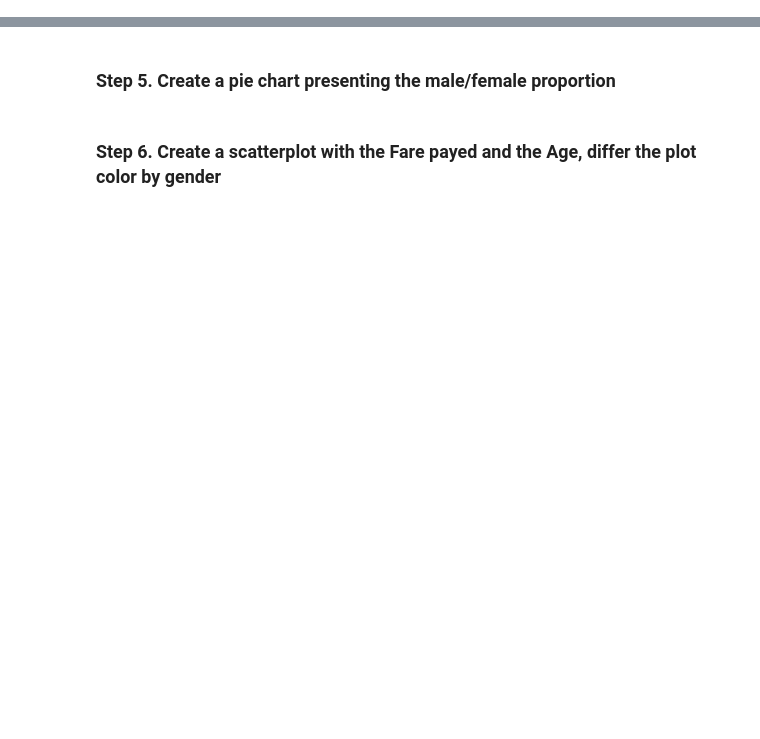
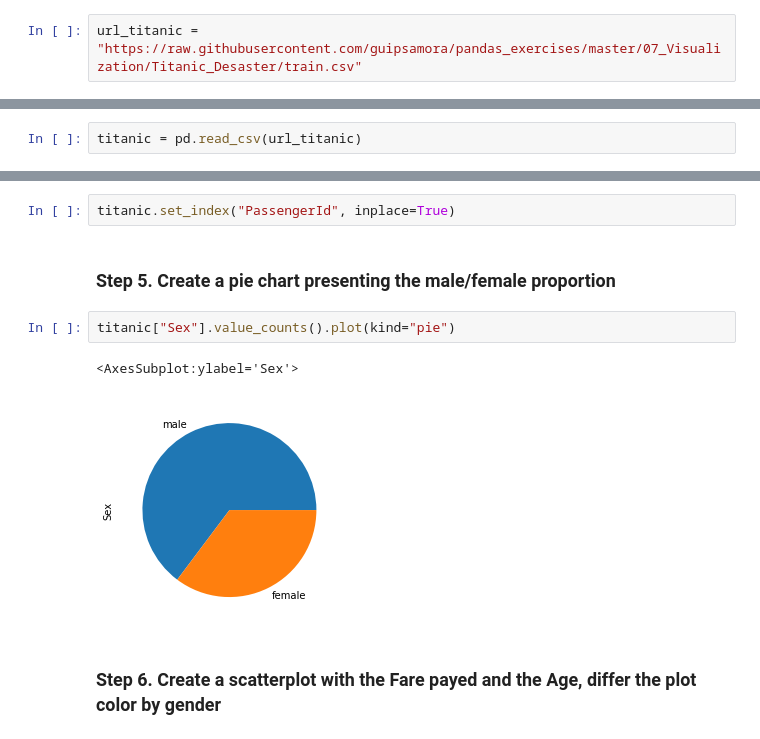
Before and after one commit to PauliusU/PP3-pandas, a Jupyter notebook: PP3_Pandas.ipynb, the cells around one changed output, grey strips where cells are left out. Drawn from its saved outputs; the diff is of its cells as text; blank space fills up the shorter version.

```diff
--- a/PP3_Pandas.ipynb
+++ b/PP3_Pandas.ipynb
@@ -730,10 +730,21 @@ To know more about the variables check [here](https://www.kaggle.com/c/titanic/d
 # %% [markdown]
 ### Step 2. Import the dataset from this [address](https://raw.githubusercontent.com/guipsamora/pandas_exercises/master/07_Visualization/Titanic_Desaster/train.csv)
+# %%
+url_titanic = "https://raw.githubusercontent.com/guipsamora/pandas_exercises/master/07_Visualization/Titanic_Desaster/train.csv"
 # %% [markdown]
 ### Step 3. Assign it to a variable titanic
+# %%
+titanic = pd.read_csv(url_titanic)
 # %% [markdown]
 ### Step 4. Set PassengerId as the index
+# %%
+titanic.set_index("PassengerId", inplace=True)
 # %% [markdown]
 ### Step 5. Create a pie chart presenting the male/female proportion
+# %%
+titanic["Sex"].value_counts().plot(kind="pie")
+# %% [output]
+<AxesSubplot:ylabel='Sex'>
+[figure, added]
 # %% [markdown]
 ### Step 6. Create a scatterplot with the Fare payed and the Age, differ the plot color by gender
```
Also changed, not shown: parts of 76 cells of this notebook, 2 other files.
